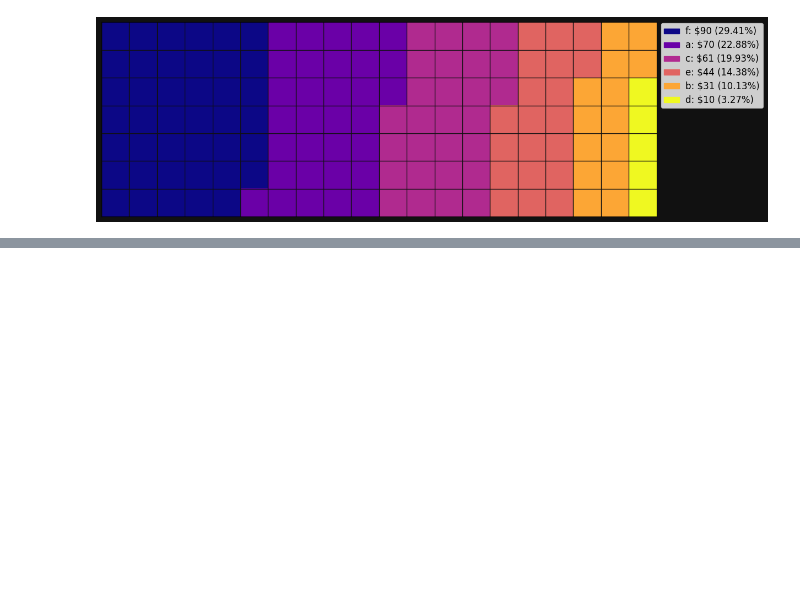
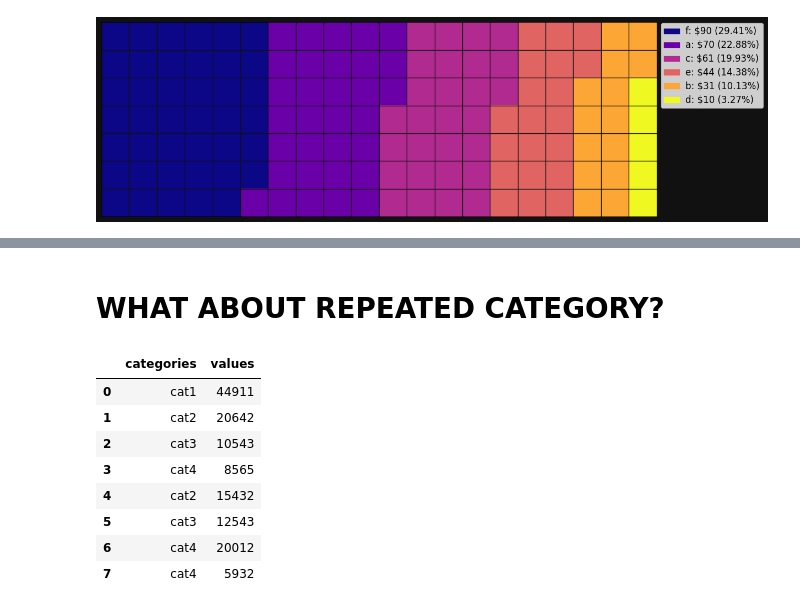
Before and after one commit to jan-niedospial/waffle_plot, a Jupyter notebook: Waffle plot function v1.1.ipynb, the cells around one changed output, grey strips where cells are left out. Drawn from its saved outputs; the diff is of its cells as text; code cells hidden in the pictures; blank space fills up the shorter version.

```diff
--- a/Waffle plot function v1.1.ipynb
+++ b/Waffle plot function v1.1.ipynb
@@ -613,0 +628,2 @@ waffle_plot(df9['categories'], df9['values'], 20, 7, cmap=plt.cm.plasma, bc=blac
+# %% [markdown]
+# WHAT ABOUT REPEATED CATEGORY?
@@ -613,0 +633,12 @@ waffle_plot(df9['categories'], df9['values'], 20, 7, cmap=plt.cm.plasma, bc=blac
+# %%
+df10
+# %% [output]
+|  | categories | values |
+| 0 | cat1 | 44911 |
+| 1 | cat2 | 20642 |
+| 2 | cat3 | 10543 |
+| 3 | cat4 | 8565 |
+| 4 | cat2 | 15432 |
+| 5 | cat3 | 12543 |
+| 6 | cat4 | 20012 |
+| 7 | cat4 | 5932 |
```
Also changed, not shown: parts of 6 cells of this notebook, 1 other file.
